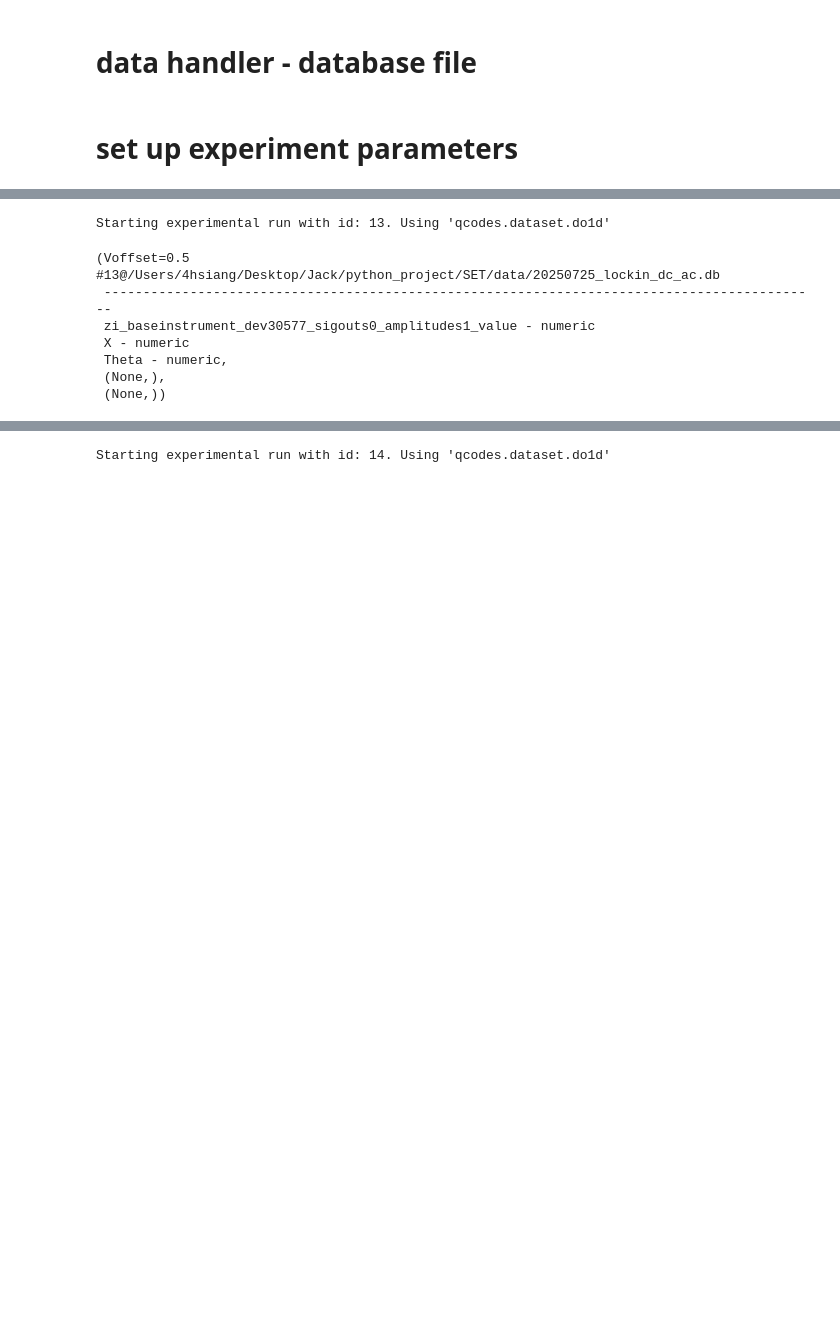
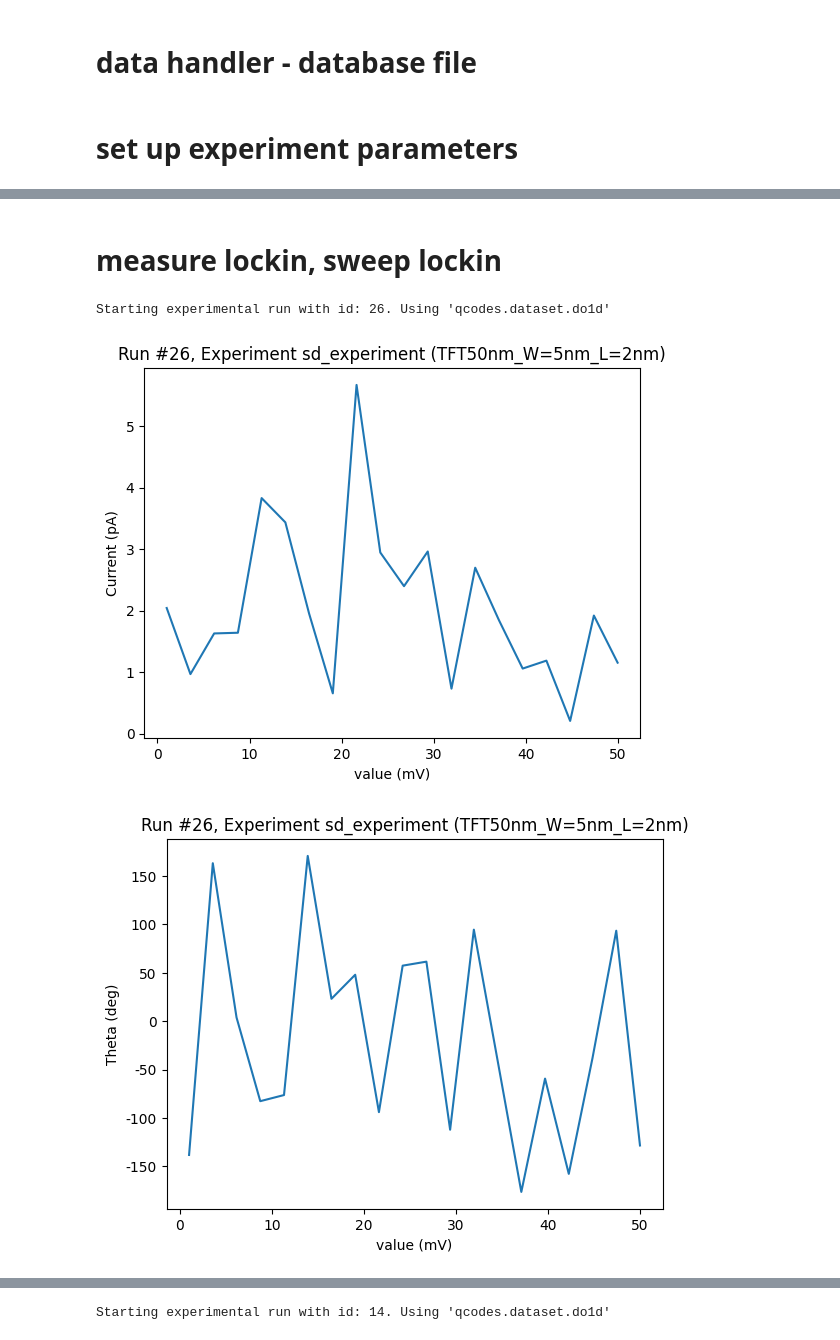
Before and after one commit to 44hsiang/SET, a Jupyter notebook: lockin_dc_ac.ipynb, the cells around one changed output, grey strips where cells are left out. Drawn from its saved outputs; the diff is of its cells as text; code cells hidden in the pictures; blank space fills up the shorter version.

```diff
--- a/lockin_dc_ac.ipynb
+++ b/lockin_dc_ac.ipynb
@@ -27,11 +27,11 @@ Connected to: QDevil QDAC-II (serial:200, firmware:11-1.21) in 0.18s
 # %% [markdown]
 # data handler - database file
 # %%
-qc.config.core.db_location = "./data/20250725_lockin_dc_ac.db"
+qc.config.core.db_location = "./data/20250902_TFT50nm.db"
 qc.initialise_or_create_database_at(qc.config.core.db_location)
 # %%
-exp = qc.load_or_create_experiment(experiment_name="noise_experiment",
-                                sample_name = "10Mohm")
+exp = qc.load_or_create_experiment(experiment_name="sd_experiment",
+                                sample_name = "TFT50nm_W=5nm_L=2nm")
 # %% [markdown]
 # set up experiment parameters
 # %%
@@ -45,5 +45,17 @@ def get_lockin_x():
 def get_lockin_theta():
     return np.arctan2(lockin.demods[0].sample()['y'], lockin.demods[0].sample()['x'])*180/np.pi
 
-lockin_x = qc.Parameter(name='X',label='R',unit='V',get_cmd=get_lockin_x)
+def get_current():
+    return np.sqrt(lockin.demods[0].sample()['x']**2+lockin.demods[0].sample()['y']**2)
+
+def get_lockin_V():
+    return lockin.sigouts[0].amplitudes[1].value()
+
+def get_resistance():
+    return lockin.sigouts[0].amplitudes[1].value()/np.sqrt(lockin.demods[0].sample()['x']**2+lockin.demods[0].sample()['y']**2)
+
+
+lockin_x = qc.Parameter(name='X',label='Voltage',unit='V',get_cmd=get_lockin_x)
 lockin_theta = qc.Parameter(name='Theta',label='Theta',unit='deg',get_cmd=get_lockin_theta)
+lockin_current = qc.Parameter(name='I',label='Current',unit='A',get_cmd=get_current,scale = 1e5)
+device_resistance = qc.Parameter(name='r',label='resistance',unit='$/ohm$',get_cmd=get_resistance,scale = 1e-5)
@@ -50,22 +89,31 @@ lockin_theta = qc.Parameter(name='Theta',label='Theta',unit='deg',get_cmd=get_lo
+# %% [markdown]
+# measure lockin, sweep lockin
 # %%
-vdc = 0.5
-volt_start = -0.001
-volt_stop = 0.001
-steps = 100
-interval_time = 0.03 # 3 times the time constant
-basic_mfli_setup(lockin, V_exc=volt_start, Voffset=vdc, frequency=1e3)
+# lockin setting
+lockin_dc = 0
+lockin_ac = 0.001
+basic_mfli_setup(lockin, V_exc=lockin_ac, Voffset=lockin_dc, frequency=1000)
 
+# experiment setting
+Vg = 0
+dac.ch02.output_mode(range='low', filter='dc')
+dac.ch02.dc_constant_V(Vg)
+
+volt_start= 0.001
+volt_stop = 0.05
+interval_time = 0.3
+steps = 20
 do1d(
     lockin.sigouts[0].amplitudes[1].value,
     volt_start, volt_stop, steps, interval_time,
-    lockin_x, lockin_theta,
-    measurement_name=f'Voffset={vdc}')
+    lockin_current, lockin_theta,device_resistance,
+    measurement_name=f'Vg={Vg}',
+    do_plot=True,
+    show_progress=True)
+dac.ch02.dc_constant_V(0)
+basic_mfli_setup(lockin, V_exc=lockin_ac, Voffset=lockin_dc, frequency=1000)
+dac.reset()
 # %% [output]
-Starting experimental run with id: 13. Using 'qcodes.dataset.do1d'
+Starting experimental run with id: 26. Using 'qcodes.dataset.do1d'
-(Voffset=0.5 #13@/Users/4hsiang/Desktop/Jack/python_project/SET/data/20250725_lockin_dc_ac.db
- --------------------------------------------------------------------------------------------
- zi_baseinstrument_dev30577_sigouts0_amplitudes1_value - numeric
- X - numeric
- Theta - numeric,
- (None,),
- (None,))
+[figure, added]
+[figure, added]
```
Also changed, not shown: parts of 12 cells of this notebook, 3 other files.
